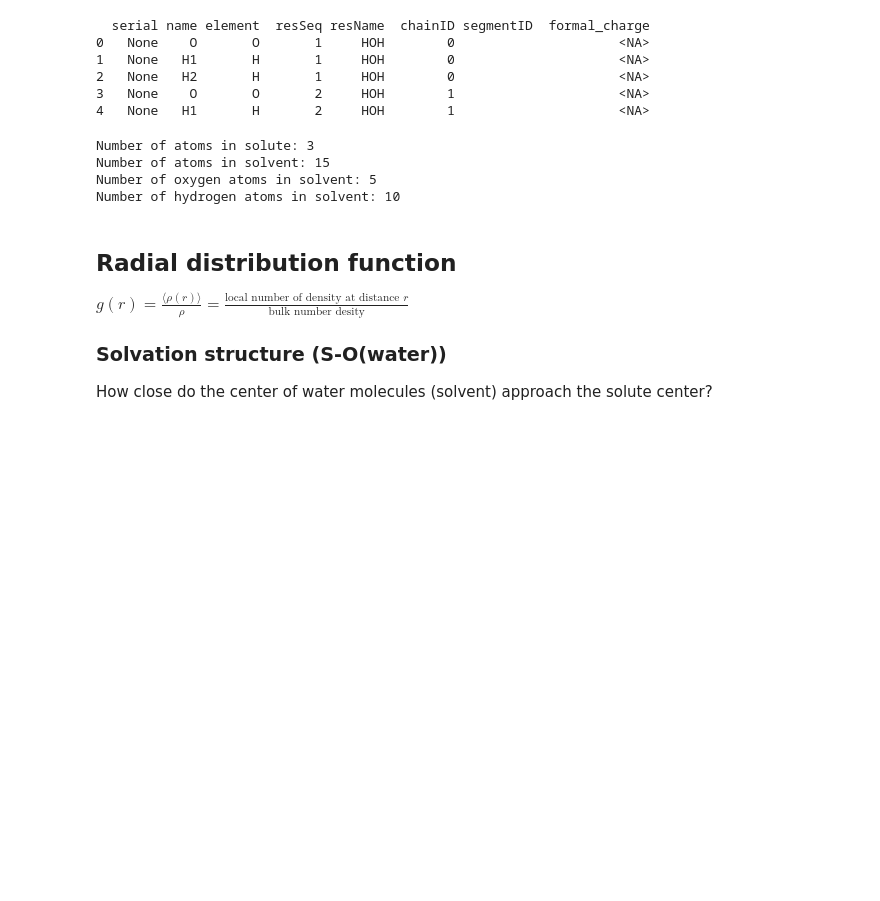
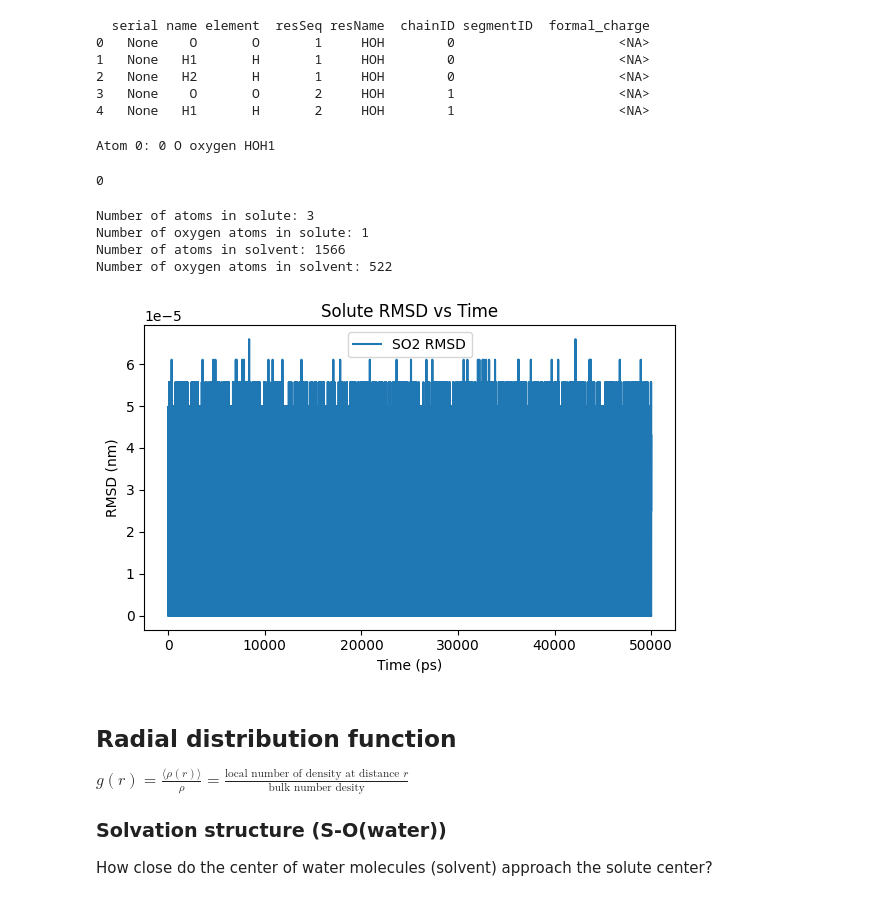
Before and after one commit to fleurdolmans/fab-torch, a Jupyter notebook: experiments/solvation/visualize_md.ipynb, the cells around one changed output. Cells and saved outputs as stored; diff of their text form; code cells hidden in the pictures; blank space fills up the shorter version.

```diff
--- a/experiments/solvation/visualize_md.ipynb
+++ b/experiments/solvation/visualize_md.ipynb
@@ -54,22 +63,57 @@ print(table.head())
 2   None   H2       H       1     HOH        0                     <NA>
 3   None    O       O       2     HOH        1                     <NA>
 4   None   H1       H       2     HOH        1                     <NA>
+# %%
+a0 = list(top.atoms)[0]
+print("Atom 0:", a0.index, a0.name, a0.element, a0.residue)
+
+# sulfur atom index (pick the first one)
+o_idx = a0.index
+o_idx
+
+# o_xyz = traj.xyz[:, o_idx, :]   # shape (n_frames, 3) in nm
+# r = np.linalg.norm(o_xyz, axis=1)
+
+# print("Oxygen distance from origin (nm):")
+# print("mean", r.mean(), "std", r.std(), "max", r.max())
+# %% [output]
+Atom 0: 0 O oxygen HOH1
+0
 # %%
 solute = top.select("resid 0")                 # first water = solute
 solvent = top.select("water and not resid 0")  # rest = solvent
+solute_O = top.select("resid 0 and element O")
+
 
 solvent_O = top.select("water and element O and not resid 0")
-solvent_H = top.select("water and element H and not resid 0")
 
 print("Number of atoms in solute:", solute.size)
+print("Number of oxygen atoms in solute:", solute_O.size)
 print("Number of atoms in solvent:", solvent.size)
 print("Number of oxygen atoms in solvent:", solvent_O.size)
-print("Number of hydrogen atoms in solvent:", solvent_H.size)
 # %% [output]
 Number of atoms in solute: 3
-Number of atoms in solvent: 15
-Number of oxygen atoms in solvent: 5
-Number of hydrogen atoms in solvent: 10
+Number of oxygen atoms in solute: 1
+Number of atoms in solvent: 1566
+Number of oxygen atoms in solvent: 522
+# %%
+rmsd = md.rmsd(traj, traj, 0, atom_indices=solute)
+rmsd_all = md.rmsd(traj, traj, 0)
+
+dt_fs = 0.5      # your timestep
+save_interval = 100  # frames saved every N steps
+time_ps = np.arange(traj.n_frames) * dt_fs * save_interval / 1000
+
+plt.figure(figsize=(6,4))
+plt.plot(time_ps, rmsd, label="SO2 RMSD")
+plt.xlabel("Time (ps)")
+plt.ylabel("RMSD (nm)")
+plt.title("Solute RMSD vs Time")
+plt.legend()
+plt.tight_layout()
+plt.show()
+# %% [output]
+[figure, added]
 # %% [markdown]
 ## Radial distribution function
 
```
Also changed, not shown: parts of 19 cells of this notebook, 2 other files.
